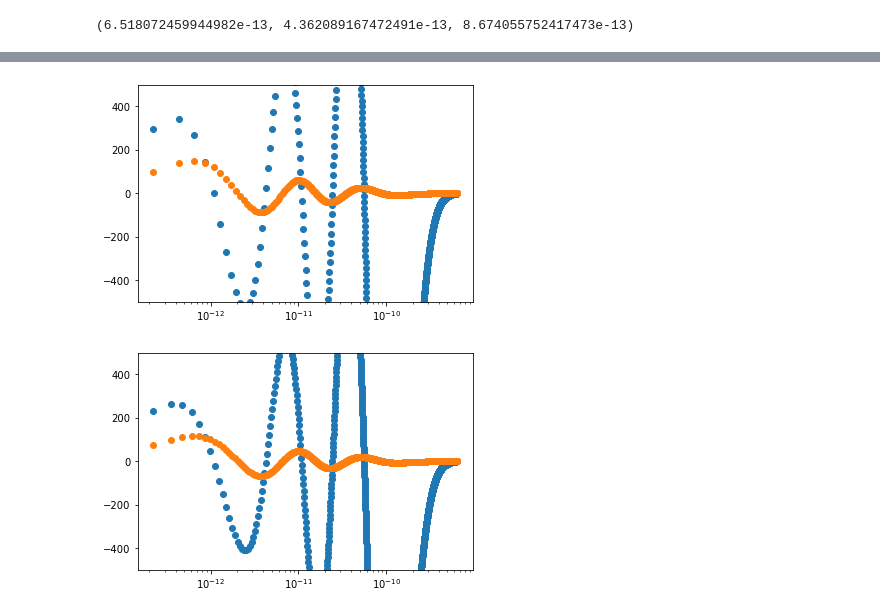
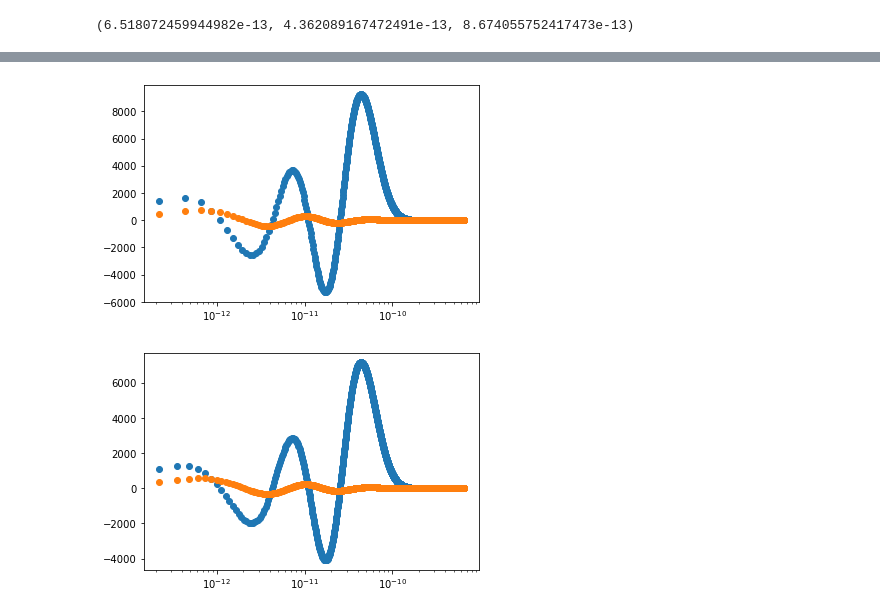
Before and after one commit to Roman-HLIS-Cosmology-PIT/HAZARD-simulator, a Jupyter notebook: EmilyWork/GCR_Sim_Dirac (2).ipynb, the cells around one changed output, grey strips where cells are left out. Saved outputs shown, nothing was run; the diff lists cells and outputs as text; code cells hidden in the pictures.

```diff
--- a/EmilyWork/GCR_Sim_Dirac (2).ipynb
+++ b/EmilyWork/GCR_Sim_Dirac (2).ipynb
@@ -542,23 +543,23 @@ plt.scatter(renorm_test_rs,renorm_test_gs/np.sqrt(renorm_test_coeff))
 #plt.vlines(2.3794733234348915e-12,-1e8,1e8,color='black')
 plt.xscale('log')
 #plt.yscale('log')
-plt.ylim(-500,500)
+#plt.ylim(-500,500)
 plt.show()
 # %% [output]
-[figure, old version]
+[figure, new version]
 # %%
-generatortest1F = np.load('Fs_80_6_1.npy')
-generatortest1G = np.load('Gs_80_6_1.npy')
-generatortest1R = np.load('Rs_80_6_1.npy')
+generatortest1F = np.load('Fs_80_5_1.npy')
+generatortest1G = np.load('Gs_80_5_1.npy')
+generatortest1R = np.load('Rs_80_5_1.npy')
 # %%
 plt.scatter(generatortest1R,generatortest1F)
 plt.scatter(generatortest1R,generatortest1G)
 #plt.plot(renorm_test_rs,-renorm_test_fs/renorm_test_coeff)
 #plt.plot(renorm_test_rs,-renorm_test_gs/renorm_test_coeff)
 #plt.vlines(2.3794733234348915e-12,-1e8,1e8,color='black')
 plt.xscale('log')
 #plt.yscale('log')
-plt.ylim(-500,500)
+#plt.ylim(-500,500)
 plt.show()
 # %% [output]
-[figure, old version]
+[figure, new version]
```
Also changed, not shown: parts of 3 cells of this notebook, 5 other files.
